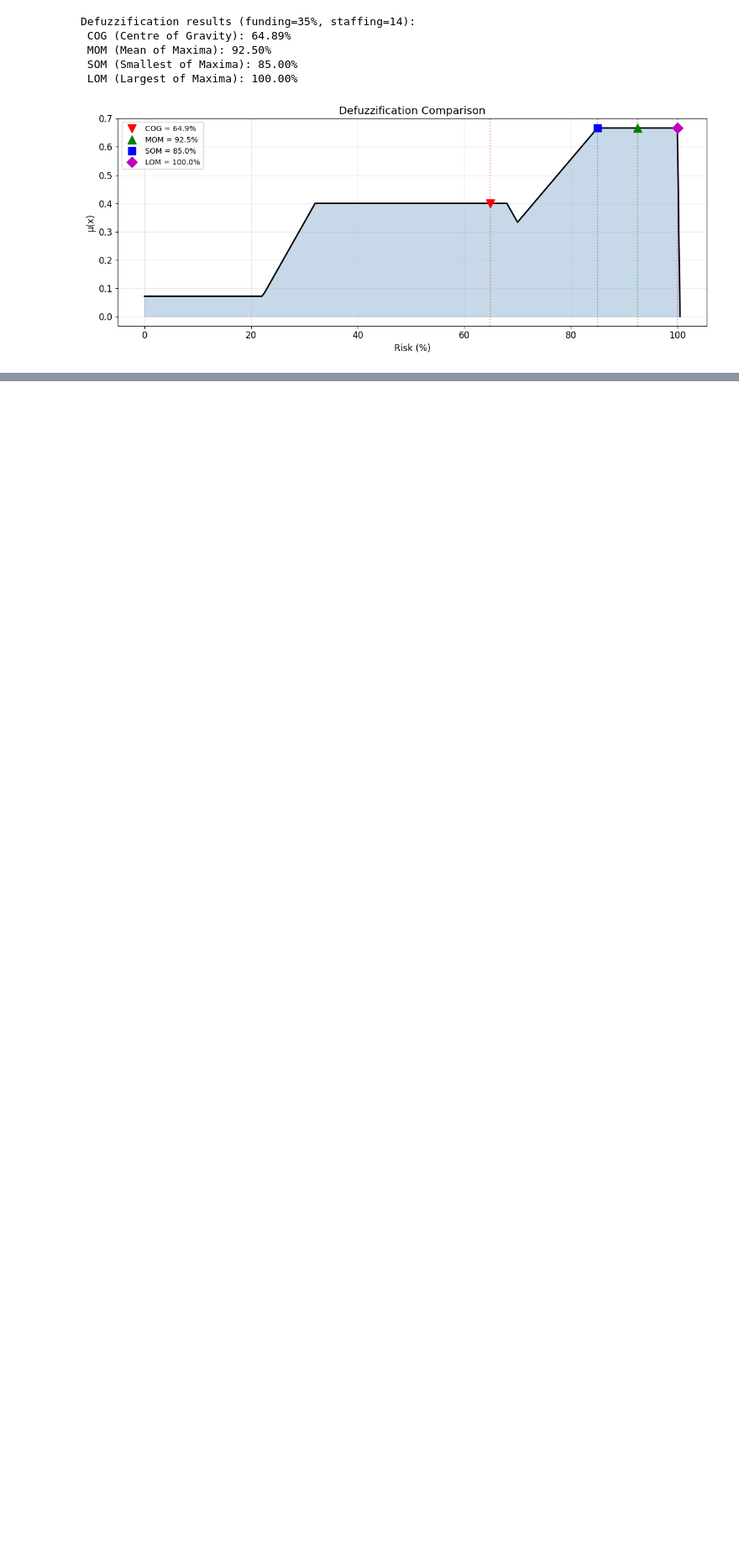
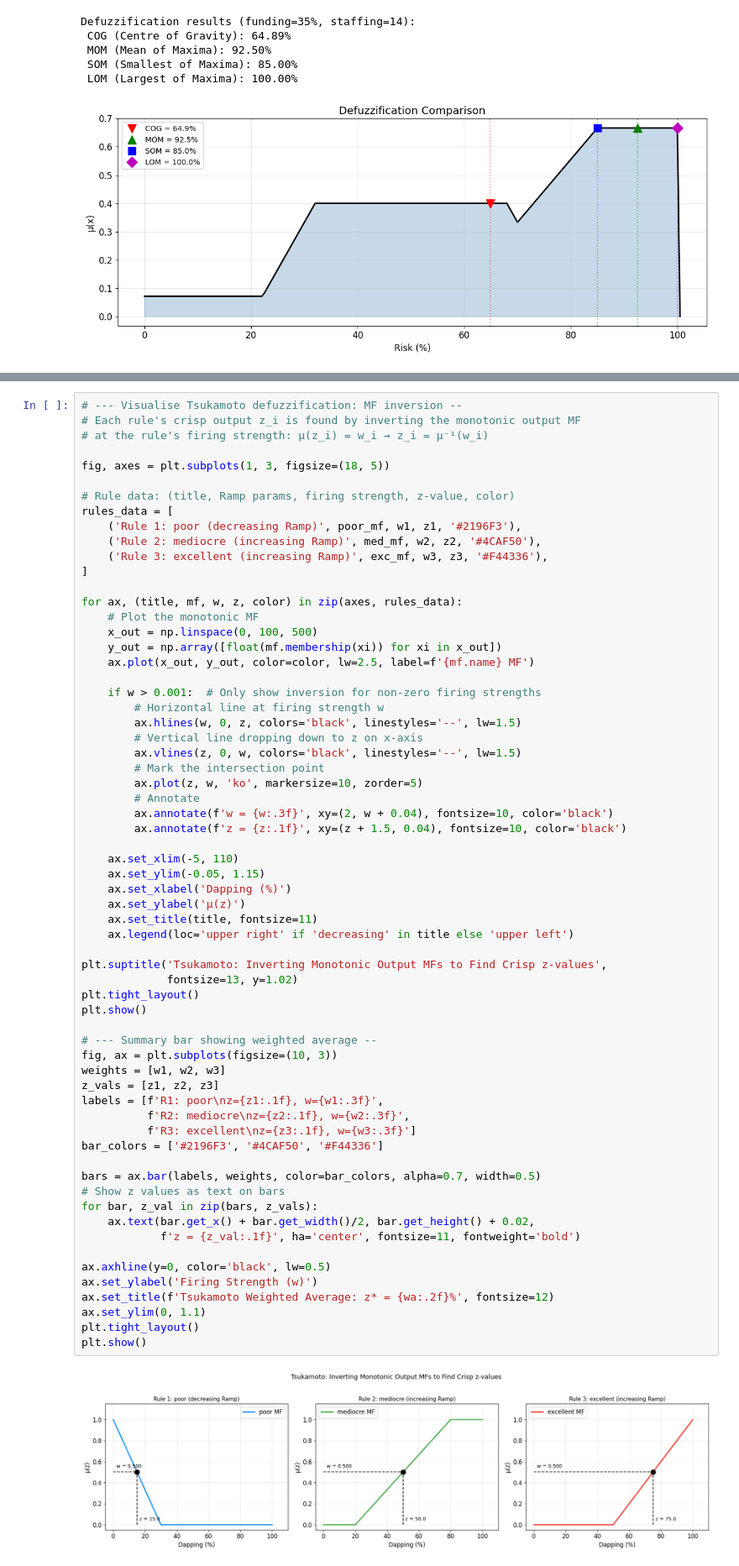
Before and after one commit to HaoYuYong/ARTIFICIAL-INTELLIGENCE, a Jupyter notebook: Lab5.ipynb, the cells around one changed output, grey strips where cells are left out. Shown at 84% size. Cells and saved outputs as stored; diff of their text form; blank space fills up the shorter version.

```diff
--- a/Lab5.ipynb
+++ b/Lab5.ipynb
@@ -286,0 +776,66 @@ Defuzzification results (funding=35%, staffing=14):
+# %%
+# --- Visualise Tsukamoto defuzzification: MF inversion --
+# Each rule's crisp output z_i is found by inverting the monotonic output MF
+# at the rule's firing strength: μ(z_i) = w_i → z_i = μ⁻¹(w_i)
+
+fig, axes = plt.subplots(1, 3, figsize=(18, 5))
+
+# Rule data: (title, Ramp params, firing strength, z-value, color)
+rules_data = [
+    ('Rule 1: poor (decreasing Ramp)', poor_mf, w1, z1, '#2196F3'),
+    ('Rule 2: mediocre (increasing Ramp)', med_mf, w2, z2, '#4CAF50'),
+    ('Rule 3: excellent (increasing Ramp)', exc_mf, w3, z3, '#F44336'),
+]
+
+for ax, (title, mf, w, z, color) in zip(axes, rules_data):
+    # Plot the monotonic MF
+    x_out = np.linspace(0, 100, 500)
+    y_out = np.array([float(mf.membership(xi)) for xi in x_out])
+    ax.plot(x_out, y_out, color=color, lw=2.5, label=f'{mf.name} MF')
+
+    if w > 0.001:  # Only show inversion for non-zero firing strengths
+        # Horizontal line at firing strength w
+        ax.hlines(w, 0, z, colors='black', linestyles='--', lw=1.5)
+        # Vertical line dropping down to z on x-axis
+        ax.vlines(z, 0, w, colors='black', linestyles='--', lw=1.5)
+        # Mark the intersection point
+        ax.plot(z, w, 'ko', markersize=10, zorder=5)
+        # Annotate
+        ax.annotate(f'w = {w:.3f}', xy=(2, w + 0.04), fontsize=10, color='black')
+        ax.annotate(f'z = {z:.1f}', xy=(z + 1.5, 0.04), fontsize=10, color='black')
+
+    ax.set_xlim(-5, 110)
+    ax.set_ylim(-0.05, 1.15)
+    ax.set_xlabel('Dapping (%)')
+    ax.set_ylabel('μ(z)')
+    ax.set_title(title, fontsize=11)
+    ax.legend(loc='upper right' if 'decreasing' in title else 'upper left')
+
+plt.suptitle('Tsukamoto: Inverting Monotonic Output MFs to Find Crisp z-values',
+             fontsize=13, y=1.02)
+plt.tight_layout()
+plt.show()
+
+# --- Summary bar showing weighted average --
+fig, ax = plt.subplots(figsize=(10, 3))
+weights = [w1, w2, w3]
+z_vals = [z1, z2, z3]
+labels = [f'R1: poor\nz={z1:.1f}, w={w1:.3f}',
+          f'R2: mediocre\nz={z2:.1f}, w={w2:.3f}',
+          f'R3: excellent\nz={z3:.1f}, w={w3:.3f}']
+bar_colors = ['#2196F3', '#4CAF50', '#F44336']
+
+bars = ax.bar(labels, weights, color=bar_colors, alpha=0.7, width=0.5)
+# Show z values as text on bars
+for bar, z_val in zip(bars, z_vals):
+    ax.text(bar.get_x() + bar.get_width()/2, bar.get_height() + 0.02,
+            f'z = {z_val:.1f}', ha='center', fontsize=11, fontweight='bold')
+
+ax.axhline(y=0, color='black', lw=0.5)
+ax.set_ylabel('Firing Strength (w)')
+ax.set_title(f'Tsukamoto Weighted Average: z* = {wa:.2f}%', fontsize=12)
+ax.set_ylim(0, 1.1)
+plt.tight_layout()
+plt.show()
+# %% [output]
+[figure, added]
```
Also changed, not shown: parts of 13 cells of this notebook.
